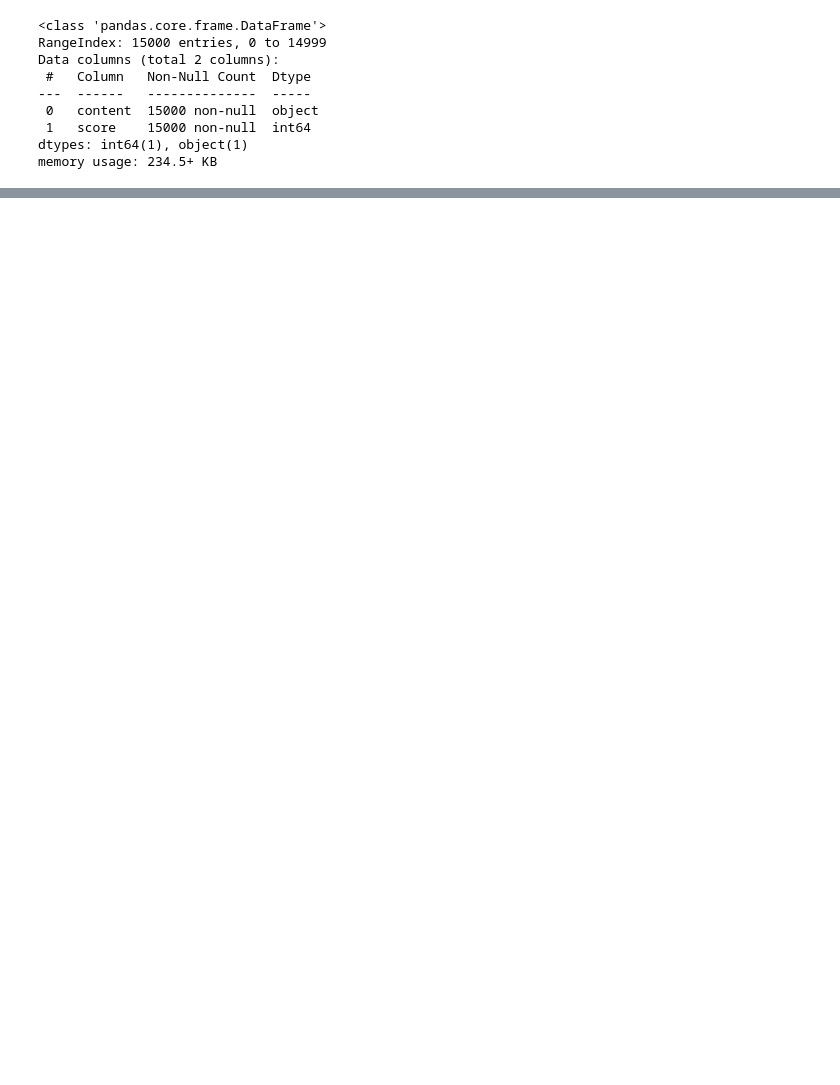
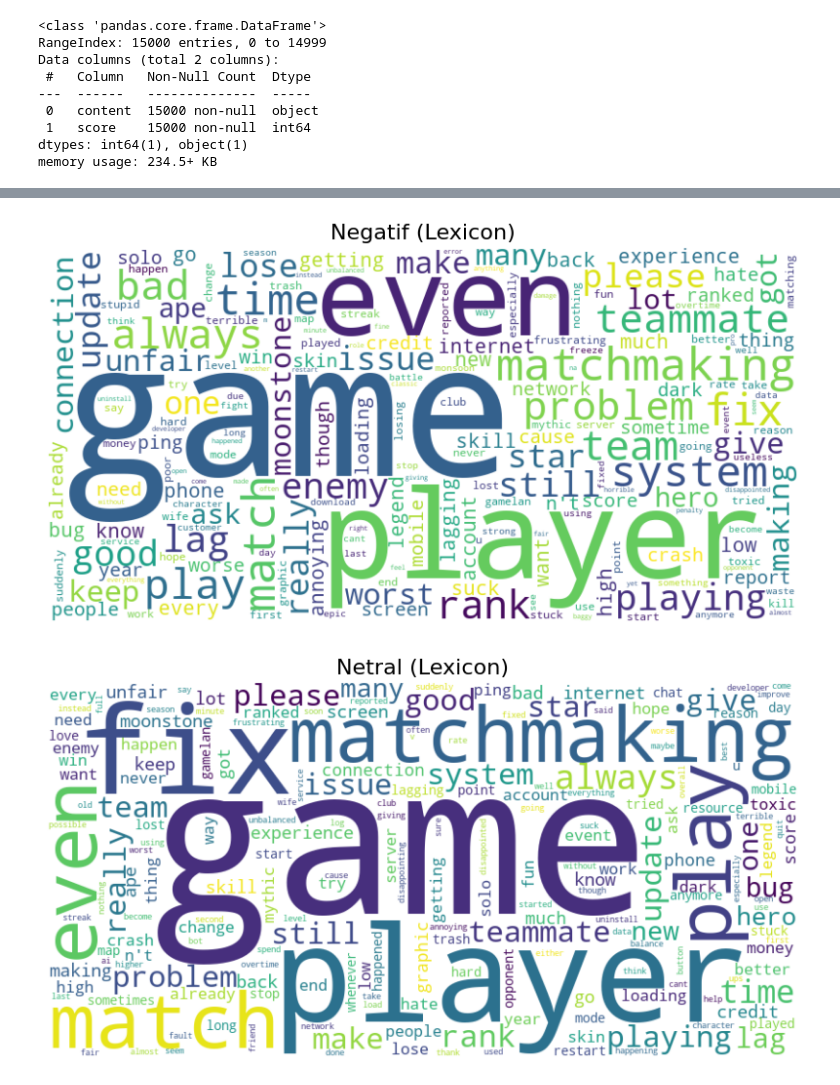
Before and after one commit to atalamahardika/Submission-Analisis-Sentimen, a Jupyter notebook: preprocessing.ipynb, the cells around one changed output, grey strips where cells are left out. Drawn from its saved outputs; the diff is of its cells as text; code cells hidden in the pictures; blank space fills up the shorter version.

```diff
--- a/preprocessing.ipynb
+++ b/preprocessing.ipynb
@@ -147,0 +278,8 @@ for index, content in enumerate(data['content']):
+# %%
+# Wordcloud untuk masing-masing label lexicon
+show_wordcloud(data[data['label_lexicon'] == 'negative']['clean_review'], title='Negatif (Lexicon)')
+show_wordcloud(data[data['label_lexicon'] == 'neutral']['clean_review'], title='Netral (Lexicon)')
+show_wordcloud(data[data['label_lexicon'] == 'positive']['clean_review'], title='Positif (Lexicon)')
+# %% [output]
+[figure, added]
+[figure, added]
```
Also changed, not shown: parts of 19 cells of this notebook.
